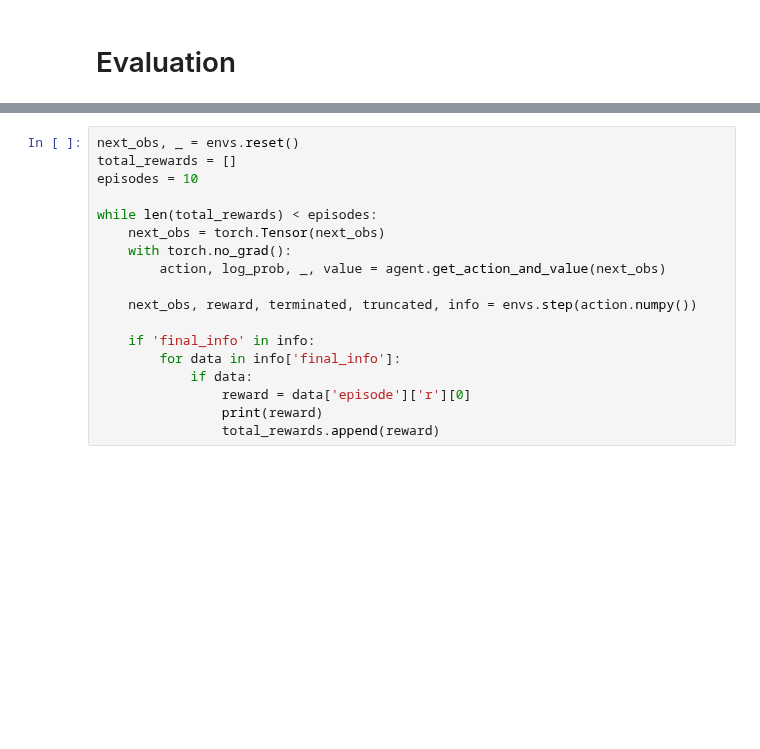
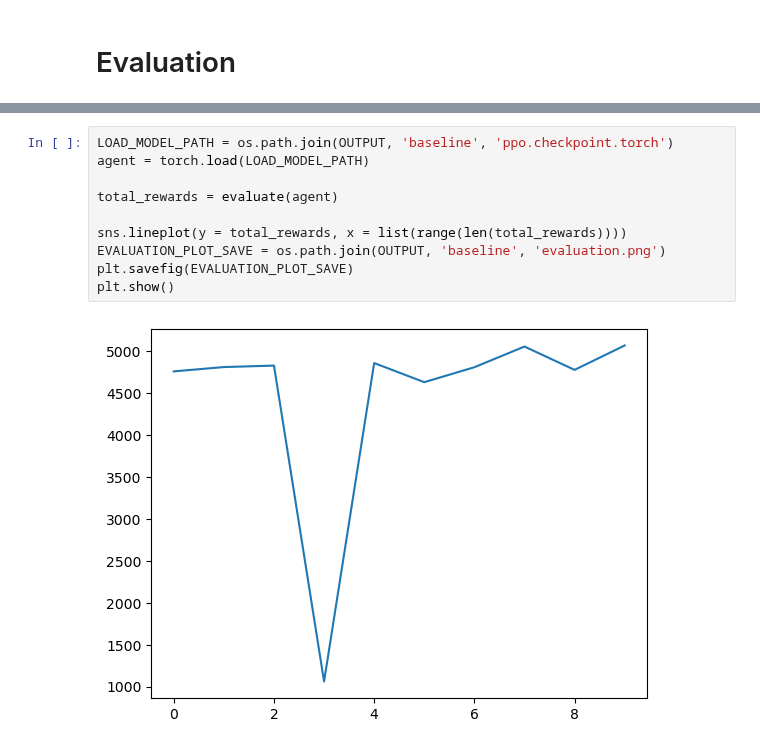
Before and after one commit to jameskn30/NLP_RNN, a Jupyter notebook: Reinforcement Learning/deep rl/final_project/ppo/ant.ipynb, the cells around one changed output, grey strips where cells are left out. Cells and saved outputs as stored; diff of their text form; blank space fills up the shorter version.

```diff
--- a/Reinforcement Learning/deep rl/final_project/ppo/ant.ipynb
+++ b/Reinforcement Learning/deep rl/final_project/ppo/ant.ipynb
@@ -467,18 +484,12 @@ FileNotFoundError: [Errno 2] No such file or directory: '/Volumes/SanDisk/NLP_RN
-# %%
-next_obs, _ = envs.reset()
-total_rewards = []
-episodes = 10
-
-while len(total_rewards) < episodes:
-    next_obs = torch.Tensor(next_obs)
-    with torch.no_grad():
-        action, log_prob, _, value = agent.get_action_and_value(next_obs)
-
-    next_obs, reward, terminated, truncated, info = envs.step(action.numpy())
-
-    if 'final_info' in info:
-        for data in info['final_info']:
-            if data:
-                reward = data['episode']['r'][0]
-                print(reward)
-                total_rewards.append(reward)
+# %%
+LOAD_MODEL_PATH = os.path.join(OUTPUT, 'baseline', 'ppo.checkpoint.torch')
+agent = torch.load(LOAD_MODEL_PATH)
+
+total_rewards = evaluate(agent)
+
+sns.lineplot(y = total_rewards, x = list(range(len(total_rewards))))
+EVALUATION_PLOT_SAVE = os.path.join(OUTPUT, 'baseline', 'evaluation.png')
+plt.savefig(EVALUATION_PLOT_SAVE)
+plt.show()
+# %% [output]
+[figure, added]
```
Also changed, not shown: parts of 10 cells of this notebook, 4 other files.
